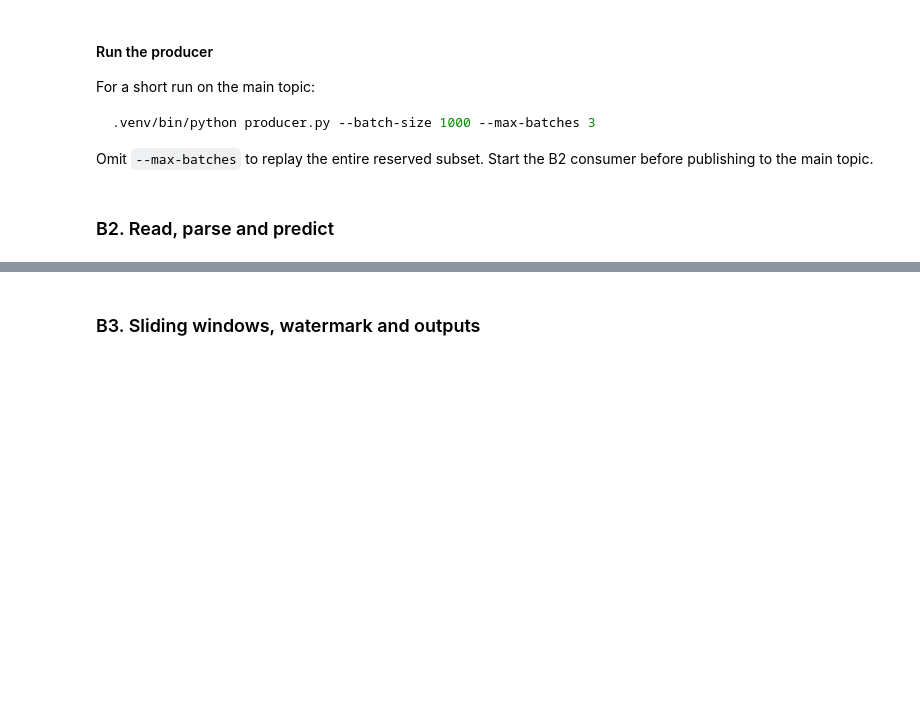
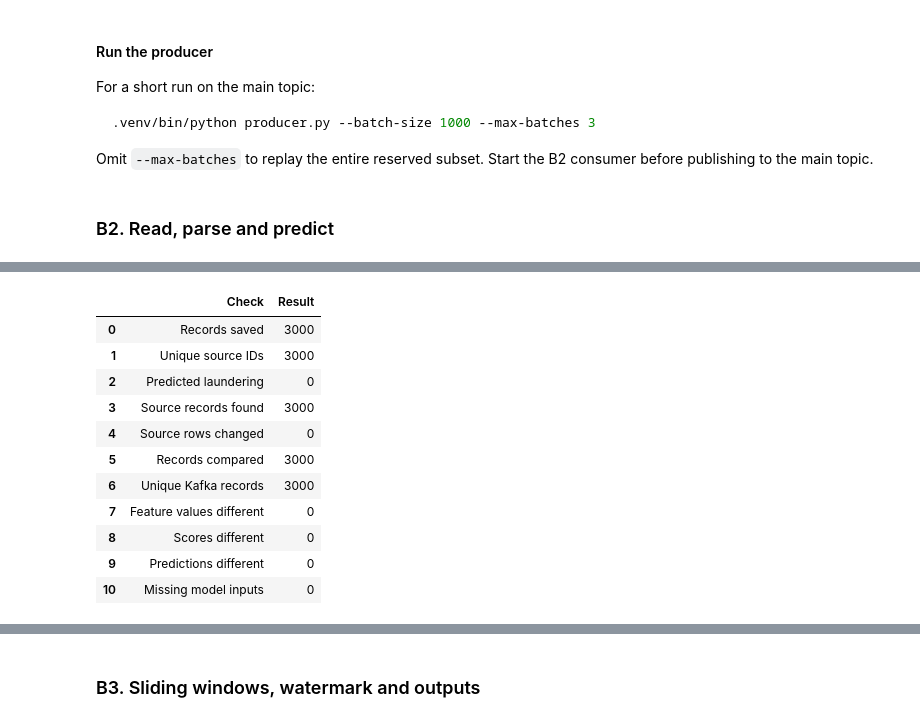
Before and after one commit to tung-lechu/assessment2-aml, a Jupyter notebook: assessment2.ipynb, the cells around one changed output, grey strips where cells are left out. Drawn from its saved outputs; the diff is of its cells as text; code cells hidden in the pictures; blank space fills up the shorter version.

Commit message:
Add streaming consumer and verify saved model predictions

```diff
--- a/assessment2.ipynb
+++ b/assessment2.ipynb
@@ -2874,0 +3035,15 @@ Omit `--max-batches` to replay the entire reserved subset. Start the B2 consumer
+# %%
+saved_predictions = spark.read.option("recursiveFileLookup", "true").parquet(str(prediction_path))
+prediction_stream = (spark.readStream.schema(saved_predictions.schema)
+    .option("recursiveFileLookup", "true").parquet(str(prediction_path)))
+console_query = (prediction_stream.select(
+        "source_record_id", "event_timestamp", "payment_format", "score", "prediction"
+    ).writeStream.format("console")
+    .queryName("aml_prediction_console_" + STREAM_RUN)
+    .option("checkpointLocation", str(checkpoint_path / "console"))
+    .option("truncate", "false").option("numRows", 5)
+    .trigger(processingTime="5 seconds").start())
+console_query.processAllAvailable()
+saved_predictions.select(
+    "source_record_id", "event_timestamp", "payment_format", "score", "prediction"
+).orderBy("source_record_id").show(5, truncate=False)
@@ -2874,0 +3071,45 @@ Omit `--max-batches` to replay the entire reserved subset. Start the B2 consumer
+# %%
+received_ids = saved_predictions.select("source_record_id").distinct()
+source_sample = spark.read.parquet(str(STREAM_PATH)).join(received_ids, "source_record_id")
+batch_features = prepare_stream_features(source_sample)
+batch_predictions = stream_model.transform(batch_features)
+batch_predictions = batch_predictions.withColumn("score", vector_to_array("probability")[1])
+batch_predictions = batch_predictions.withColumn(
+    "prediction", (F.col("score") >= stream_settings["threshold"]).cast("int")
+).select("source_record_id", *stream_features, "score", "prediction")
+
+comparison = saved_predictions.alias("stream").join(batch_predictions.alias("batch"), "source_record_id")
+categorical = {"payment_format", "payment_currency", "receiving_currency"}
+differences = []
+for name in stream_features + ["score", "prediction"]:
+    left, right = F.col("stream." + name), F.col("batch." + name)
+    same = left.eqNullSafe(right) if name in categorical else (
+        left.eqNullSafe(right) | (F.abs(left - right) <= 1e-10 * F.greatest(F.lit(1), F.abs(right)))
+    )
+    differences.append(F.sum((~same).cast("int")).alias(name))
+mismatches = comparison.agg(*differences).first().asDict()
+stream_summary = saved_predictions.agg(
+    F.count("*").alias("records"), F.countDistinct("source_record_id").alias("unique_ids"),
+    F.sum("prediction").alias("predicted_positives"),
+).first()
+stream_checks = [
+    ("Records saved", stream_summary.records),
+    ("Unique source IDs", stream_summary.unique_ids),
+    ("Predicted laundering", stream_summary.predicted_positives),
+    ("Source records found", source_sample.count()),
+    ("Source rows changed", saved_predictions.select(*source_columns).distinct().exceptAll(
+        source_sample.select(*source_columns)
+    ).count()),
+    ("Records compared", comparison.count()),
+    ("Unique Kafka records", saved_predictions.select(
+        "topic", "partition", "offset", "record_index"
+    ).distinct().count()),
+    ("Feature values different", sum(mismatches[name] for name in stream_features)),
+    ("Scores different", mismatches["score"]),
+    ("Predictions different", mismatches["prediction"]),
+    ("Missing model inputs", saved_predictions.filter(reduce(
+        lambda a, b: a | b, [F.col(name).isNull() for name in stream_features]
+    )).count()),
+]
+display(pd.DataFrame(stream_checks, columns=["Check", "Result"]))
+# %% [output]
@@ -2874,0 +3117,12 @@ Omit `--max-batches` to replay the entire reserved subset. Start the B2 consumer
+|  | Check | Result |
+| 0 | Records saved | 3000 |
+| 1 | Unique source IDs | 3000 |
+| 2 | Predicted laundering | 0 |
+| 3 | Source records found | 3000 |
+| 4 | Source rows changed | 0 |
+| 5 | Records compared | 3000 |
+| 6 | Unique Kafka records | 3000 |
+| 7 | Feature values different | 0 |
+| 8 | Scores different | 0 |
+| 9 | Predictions different | 0 |
+| 10 | Missing model inputs | 0 |
```
Also changed, not shown: parts of 22 cells of this notebook, 1 other file.
